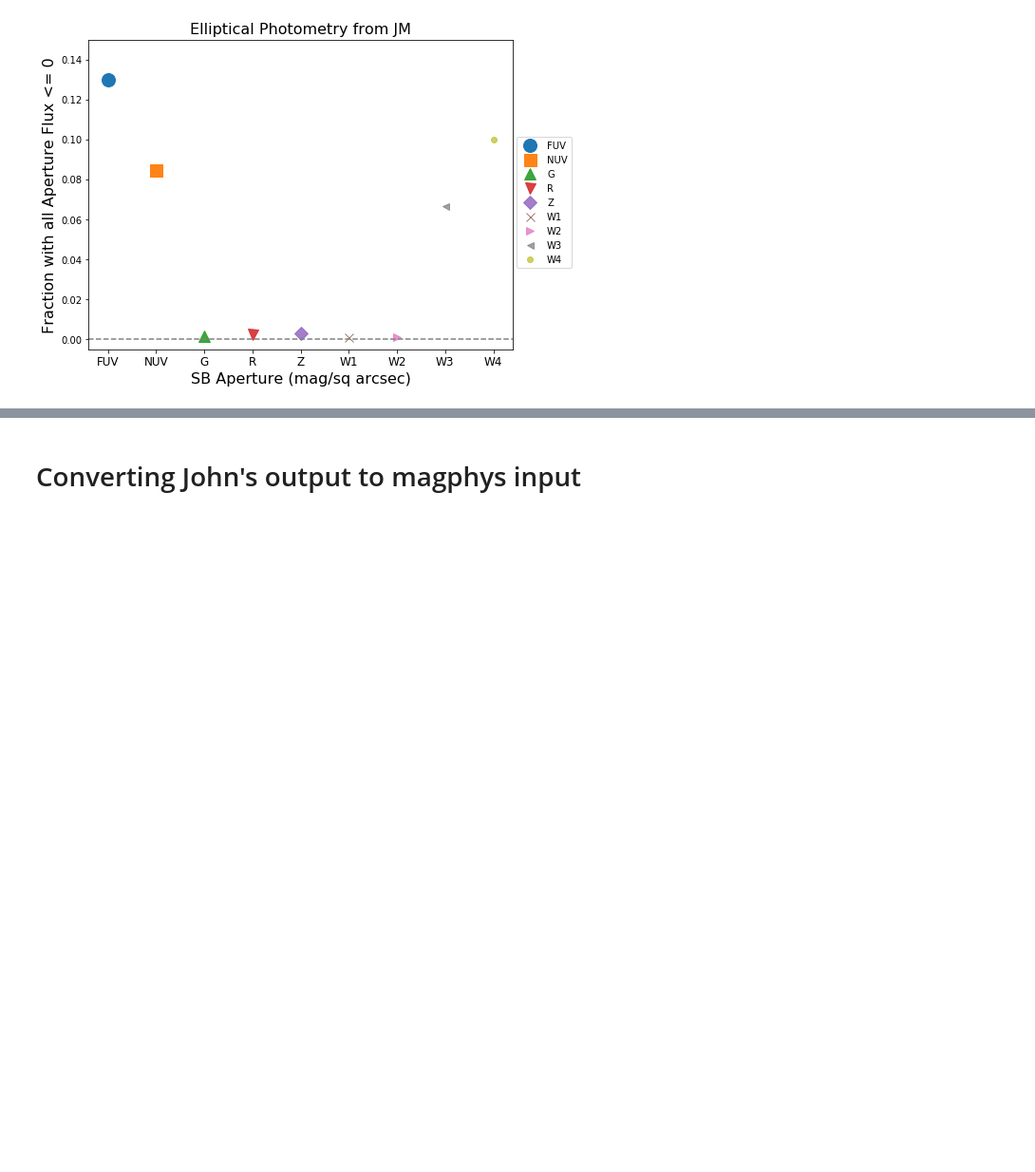
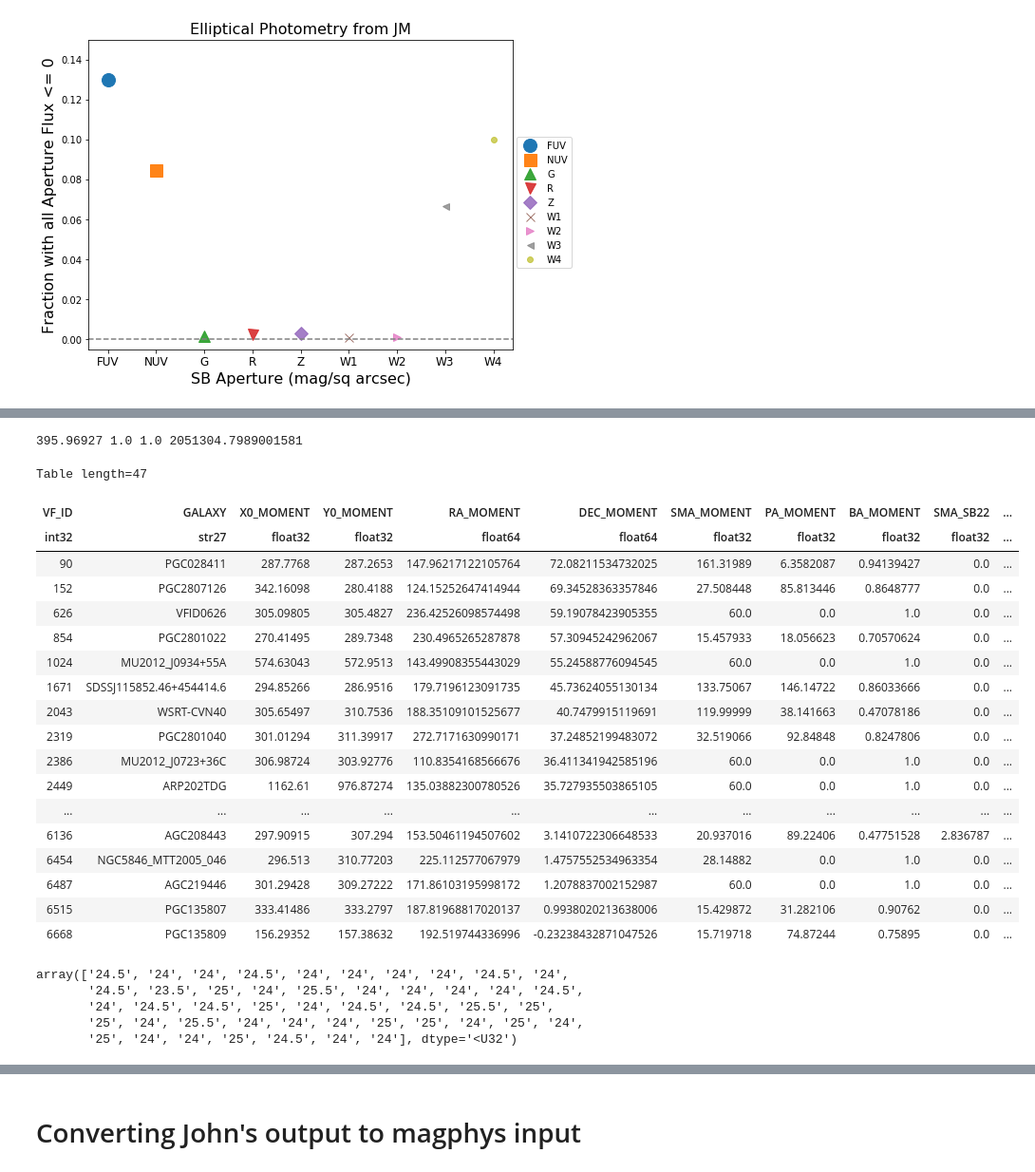
Before and after one commit to rfinn/virgoseds, a Jupyter notebook: notebooks/creating-magphys-input-files.ipynb, the cells around one changed output, grey strips where cells are left out. Shown at 95% size. Cells and saved outputs as stored; diff of their text form; code cells hidden in the pictures; blank space fills up the shorter version.

```diff
--- a/notebooks/creating-magphys-input-files.ipynb
+++ b/notebooks/creating-magphys-input-files.ipynb
@@ -458,0 +519,36 @@ Text(0.5, 1.0, 'Elliptical Photometry from JM')
+# %%
+i=67
+print(flux_tot[i],scale_factor[i],np.min(scale_factor),np.max(scale_factor))
+# %% [output]
+395.96927 1.0 1.0 2051304.7989001581
+# %%
+flag = scale_factor > 1000
+ephot[flag]
+# %% [output]
+Table length=47
+| VF_ID | GALAXY | X0_MOMENT | Y0_MOMENT | RA_MOMENT | DEC_MOMENT | SMA_MOMENT | PA_MOMENT | BA_MOMENT | SMA_SB22 | ... |
+| int32 | str27 | float32 | float32 | float64 | float64 | float32 | float32 | float32 | float32 | ... |
+| 90 | PGC028411 | 287.7768 | 287.2653 | 147.96217122105764 | 72.08211534732025 | 161.31989 | 6.3582087 | 0.94139427 | 0.0 | ... |
+| 152 | PGC2807126 | 342.16098 | 280.4188 | 124.15252647414944 | 69.34528363357846 | 27.508448 | 85.813446 | 0.8648777 | 0.0 | ... |
+| 626 | VFID0626 | 305.09805 | 305.4827 | 236.42526098574498 | 59.19078423905355 | 60.0 | 0.0 | 1.0 | 0.0 | ... |
+| 854 | PGC2801022 | 270.41495 | 289.7348 | 230.4965265287878 | 57.30945242962067 | 15.457933 | 18.056623 | 0.70570624 | 0.0 | ... |
+| 1024 | MU2012_J0934+55A | 574.63043 | 572.9513 | 143.49908355443029 | 55.24588776094545 | 60.0 | 0.0 | 1.0 | 0.0 | ... |
+| 1671 | SDSSJ115852.46+454414.6 | 294.85266 | 286.9516 | 179.7196123091735 | 45.73624055130134 | 133.75067 | 146.14722 | 0.86033666 | 0.0 | ... |
+| 2043 | WSRT-CVN40 | 305.65497 | 310.7536 | 188.35109101525677 | 40.7479915119691 | 119.99999 | 38.141663 | 0.47078186 | 0.0 | ... |
+| 2319 | PGC2801040 | 301.01294 | 311.39917 | 272.7171630990171 | 37.24852199483072 | 32.519066 | 92.84848 | 0.8247806 | 0.0 | ... |
+| 2386 | MU2012_J0723+36C | 306.98724 | 303.92776 | 110.8354168566676 | 36.411341942585196 | 60.0 | 0.0 | 1.0 | 0.0 | ... |
+| 2449 | ARP202TDG | 1162.61 | 976.87274 | 135.03882300780526 | 35.727935503865105 | 60.0 | 0.0 | 1.0 | 0.0 | ... |
+| ... | ... | ... | ... | ... | ... | ... | ... | ... | ... | ... |
+| 6136 | AGC208443 | 297.90915 | 307.294 | 153.50461194507602 | 3.1410722306648533 | 20.937016 | 89.22406 | 0.47751528 | 2.836787 | ... |
+| 6454 | NGC5846_MTT2005_046 | 296.513 | 310.77203 | 225.112577067979 | 1.4757552534963354 | 28.14882 | 0.0 | 1.0 | 0.0 | ... |
+| 6487 | AGC219446 | 301.29428 | 309.27222 | 171.86103195998172 | 1.2078837002152987 | 60.0 | 0.0 | 1.0 | 0.0 | ... |
+| 6515 | PGC135807 | 333.41486 | 333.2797 | 187.81968817020137 | 0.9938020213638006 | 15.429872 | 31.282106 | 0.90762 | 0.0 | ... |
+| 6668 | PGC135809 | 156.29352 | 157.38632 | 192.519744336996 | -0.23238432871047526 | 15.719718 | 74.87244 | 0.75895 | 0.0 | ... |
+# %%
+np.array(input_sb)[flag]
+# %% [output]
+array(['24.5', '24', '24', '24.5', '24', '24', '24', '24', '24.5', '24',
+       '24.5', '23.5', '25', '24', '25.5', '24', '24', '24', '24', '24.5',
+       '24', '24.5', '24.5', '25', '24', '24.5', '24.5', '25.5', '25',
+       '25', '24', '25.5', '24', '24', '24', '25', '25', '24', '25', '24',
+       '25', '24', '24', '25', '24.5', '24', '24'], dtype='<U32')
```
Also changed, not shown: parts of 9 cells of this notebook, 1 other file.
